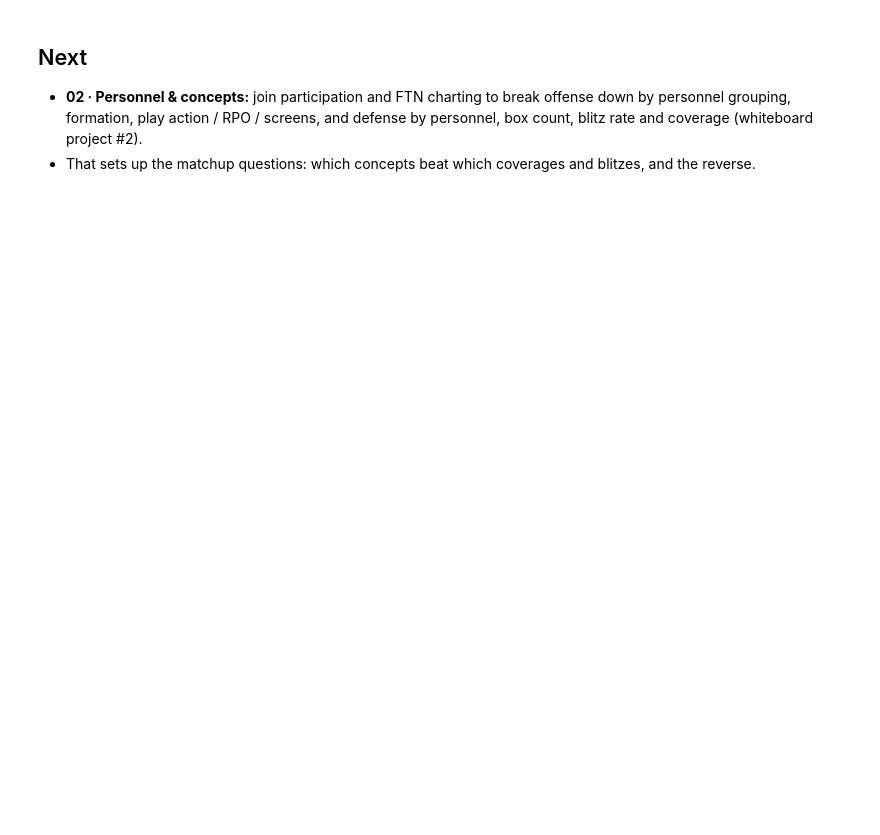
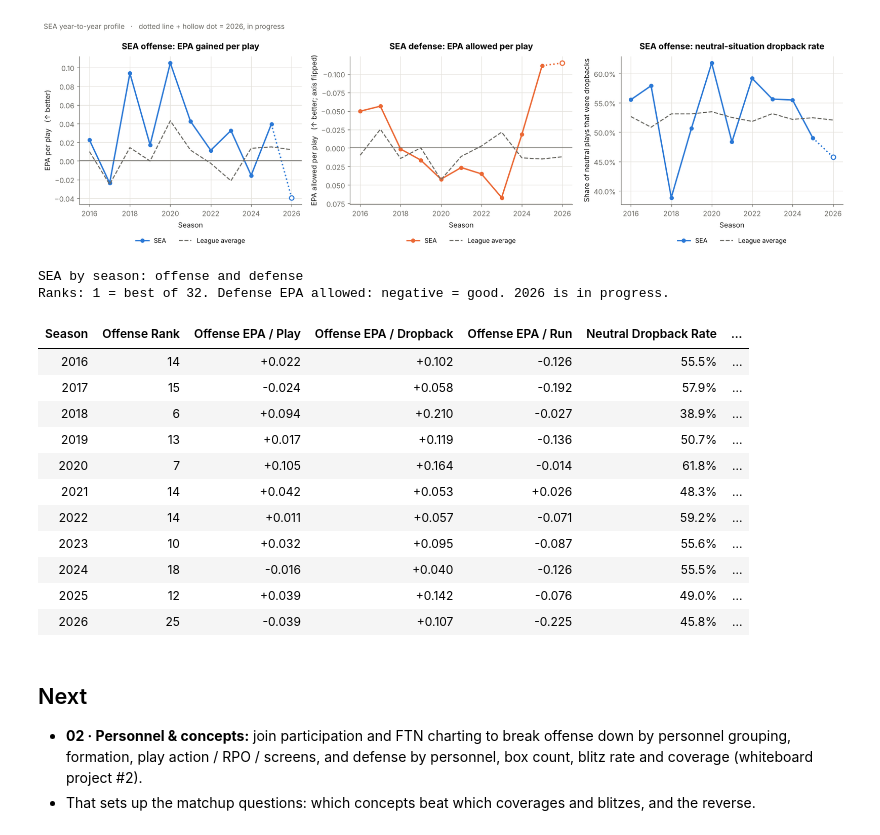
Before and after one commit to Lpchaitin/NFL, a Jupyter notebook: notebooks/01_team_season_breakdown.ipynb, the cells around one changed output. Cells and saved outputs as stored; diff of their text form; code cells hidden in the pictures; blank space fills up the shorter version.

```diff
--- a/notebooks/01_team_season_breakdown.ipynb
+++ b/notebooks/01_team_season_breakdown.ipynb
@@ -542,3 +607,63 @@ shape: (11, 10)
+# %%
+TEAM = "SEA"
+
+t_off = offense.filter(pl.col("team") == TEAM).sort("season")
+t_def = defense.filter(pl.col("team") == TEAM).sort("season")
+
+fig, axes = plt.subplots(1, 3, figsize=(16, 4.8))
+
+ax = axes[0]
+season_line(ax, t_off["season"], t_off["epa_per_play"], LAST_FULL, BLUE, TEAM)
+ax.plot(league["season"], league["epa_per_play"], color=MUTED, linestyle="--", linewidth=1.5, label="League average")
+ax.axhline(0, color=MUTED, linewidth=1)
+ax.set_title(f"{TEAM} offense: EPA gained per play")
+season_axis(ax, "EPA per play   (↑ better)")
+ax.legend(loc="upper center", bbox_to_anchor=(0.5, -0.18), ncol=2)
+
+ax = axes[1]
+season_line(ax, t_def["season"], t_def["epa_per_play"], LAST_FULL, ORANGE, TEAM)
+ax.plot(league["season"], league["epa_per_play"], color=MUTED, linestyle="--", linewidth=1.5, label="League average")
+ax.axhline(0, color=MUTED, linewidth=1)
+ax.invert_yaxis()
+ax.set_title(f"{TEAM} defense: EPA allowed per play")
+season_axis(ax, "EPA allowed per play   (↑ better; axis flipped)")
+ax.legend(loc="upper center", bbox_to_anchor=(0.5, -0.18), ncol=2)
+
+ax = axes[2]
+season_line(ax, t_off["season"], t_off["neutral_pass_rate"], LAST_FULL, BLUE, TEAM)
+ax.plot(league["season"], league["neutral_pass_rate"], color=MUTED, linestyle="--", linewidth=1.5, label="League average")
+ax.yaxis.set_major_formatter(mtick.PercentFormatter(1, decimals=1))
+ax.set_title(f"{TEAM} offense: neutral-situation dropback rate")
+season_axis(ax, "Share of neutral plays that were dropbacks")
+ax.legend(loc="upper center", bbox_to_anchor=(0.5, -0.18), ncol=2)
+
+fig.suptitle(f"{TEAM} year-to-year profile   ·   dotted line + hollow dot = {LATEST}, in progress",
+             x=0.01, ha="left", color=MUTED, fontsize=10)
+fig.tight_layout()
+plt.show()
+
+team_table = t_off.select("season", "epa_rank", "epa_per_play", "pass_epa", "rush_epa", "neutral_pass_rate", "proe", "shotgun_rate").join(
+    t_def.select("season", pl.col("epa_rank").alias("def_rank"), pl.col("epa_per_play").alias("def_epa")), on="season")
+show(team_table, f"{TEAM} by season: offense and defense",
+     labels={"epa_rank": "Offense Rank", "epa_per_play": "Offense EPA / Play", "pass_epa": "Offense EPA / Dropback",
+             "rush_epa": "Offense EPA / Run", "def_rank": "Defense Rank", "def_epa": "Defense EPA Allowed / Play"},
+     note=f"Ranks: 1 = best of 32. Defense EPA allowed: negative = good. {LATEST} is in progress.")
+# %% [output]
+[figure, added]
+SEA by season: offense and defense
+Ranks: 1 = best of 32. Defense EPA allowed: negative = good. 2026 is in progress.
+| Season | Offense Rank | Offense EPA / Play | Offense EPA / Dropback | Offense EPA / Run | Neutral Dropback Rate | ... |
+| 2016 | 14 | +0.022 | +0.102 | -0.126 | 55.5% | ... |
+| 2017 | 15 | -0.024 | +0.058 | -0.192 | 57.9% | ... |
+| 2018 | 6 | +0.094 | +0.210 | -0.027 | 38.9% | ... |
+| 2019 | 13 | +0.017 | +0.119 | -0.136 | 50.7% | ... |
+| 2020 | 7 | +0.105 | +0.164 | -0.014 | 61.8% | ... |
+| 2021 | 14 | +0.042 | +0.053 | +0.026 | 48.3% | ... |
+| 2022 | 14 | +0.011 | +0.057 | -0.071 | 59.2% | ... |
+| 2023 | 10 | +0.032 | +0.095 | -0.087 | 55.6% | ... |
+| 2024 | 18 | -0.016 | +0.040 | -0.126 | 55.5% | ... |
+| 2025 | 12 | +0.039 | +0.142 | -0.076 | 49.0% | ... |
+| 2026 | 25 | -0.039 | +0.107 | -0.225 | 45.8% | ... |
 # %% [markdown]
 ## Next
 
```
Also changed, not shown: parts of 62 cells of this notebook.
